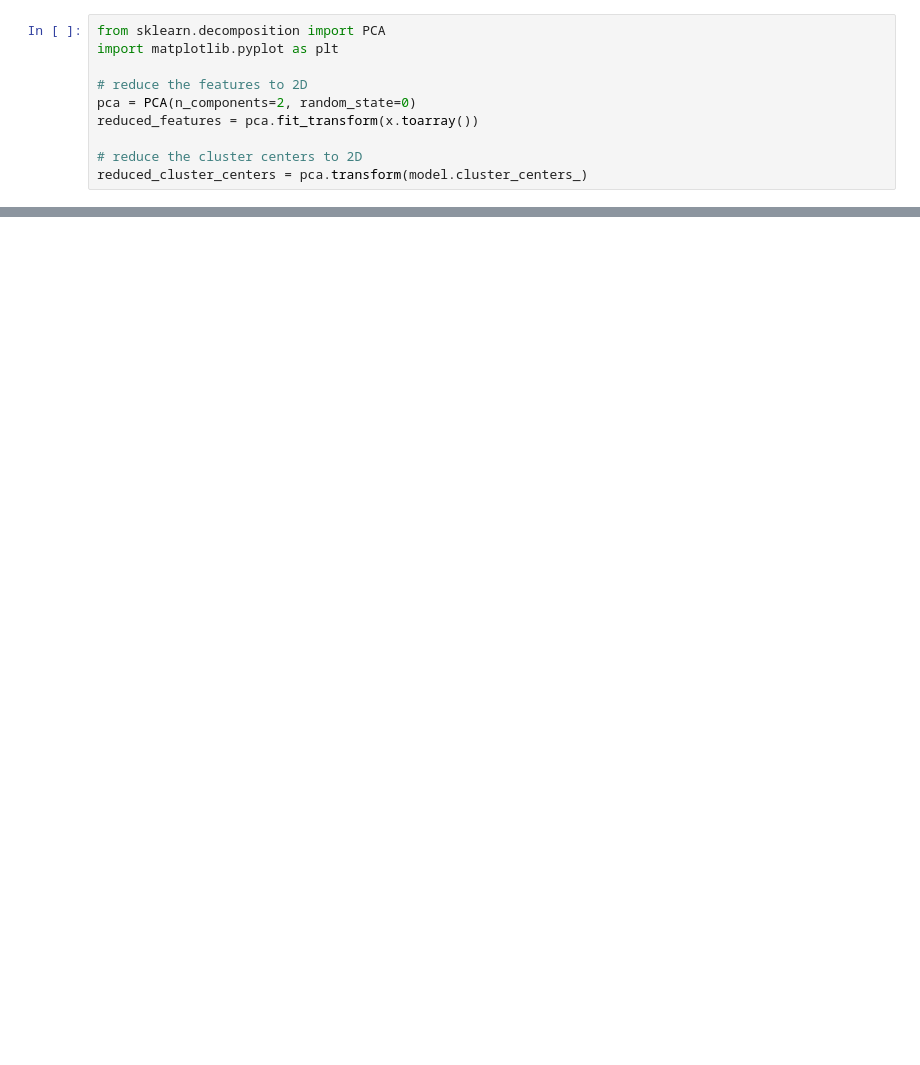
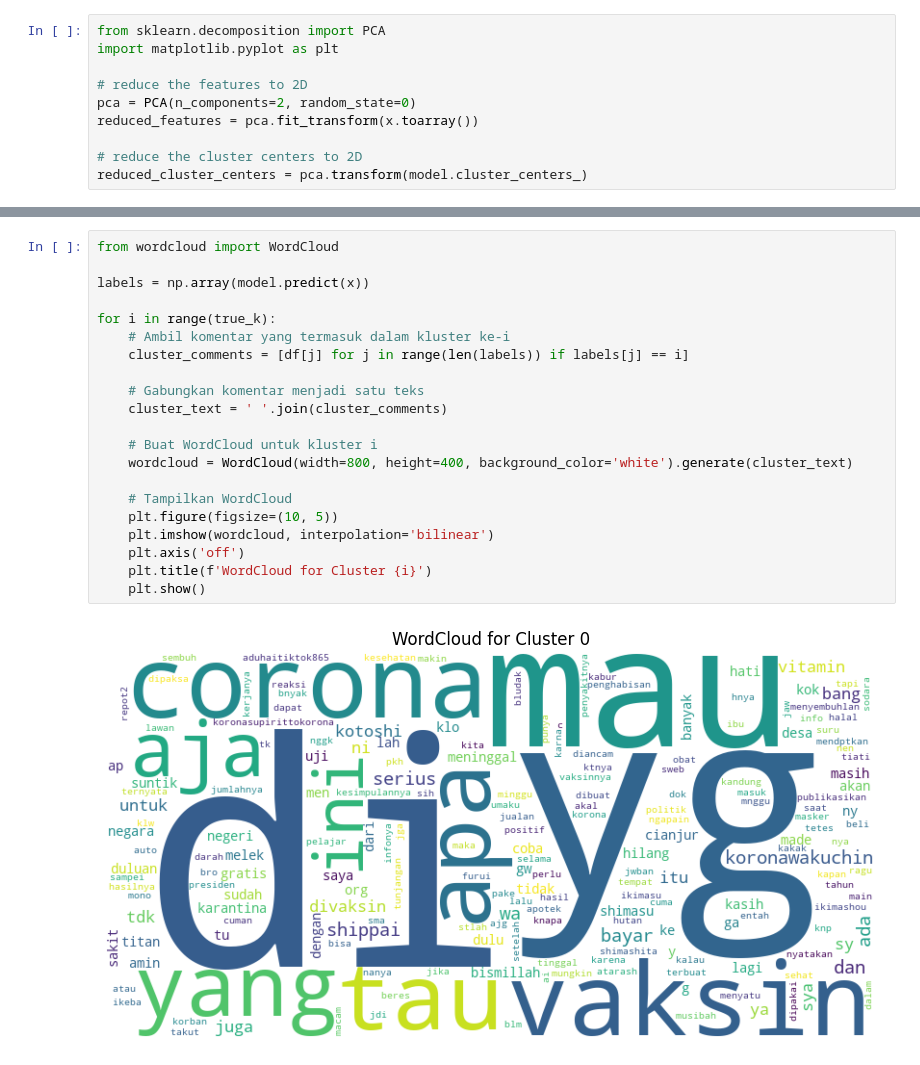
Before and after one commit to MRizalSyahputra/aplikasi-web, a Jupyter notebook: week9/clustering.ipynb, the cells around one changed output, grey strips where cells are left out. Saved outputs shown, nothing was run; the diff lists cells and outputs as text; blank space fills up the shorter version.

```diff
--- a/week9/clustering.ipynb
+++ b/week9/clustering.ipynb
@@ -124,0 +125,23 @@ plt.scatter(reduced_cluster_centers[:, 0], reduced_cluster_centers[:,1], marker=
+# %%
+from wordcloud import WordCloud
+
+labels = np.array(model.predict(x))
+
+for i in range(true_k):
+    # Ambil komentar yang termasuk dalam kluster ke-i
+    cluster_comments = [df[j] for j in range(len(labels)) if labels[j] == i]
+
+    # Gabungkan komentar menjadi satu teks
+    cluster_text = ' '.join(cluster_comments)
+
+    # Buat WordCloud untuk kluster i
+    wordcloud = WordCloud(width=800, height=400, background_color='white').generate(cluster_text)
+
+    # Tampilkan WordCloud
+    plt.figure(figsize=(10, 5))
+    plt.imshow(wordcloud, interpolation='bilinear')
+    plt.axis('off')
+    plt.title(f'WordCloud for Cluster {i}')
+    plt.show()
+# %% [output]
+[figure, added]
```
Also changed, not shown: parts of 8 cells of this notebook, 2 other files.
